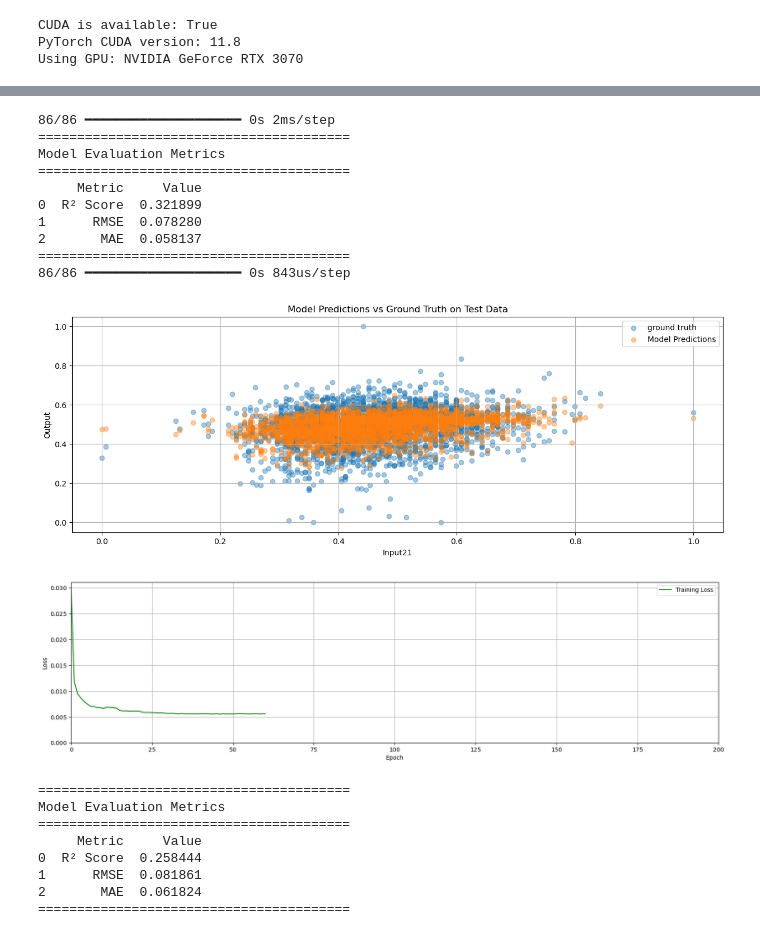
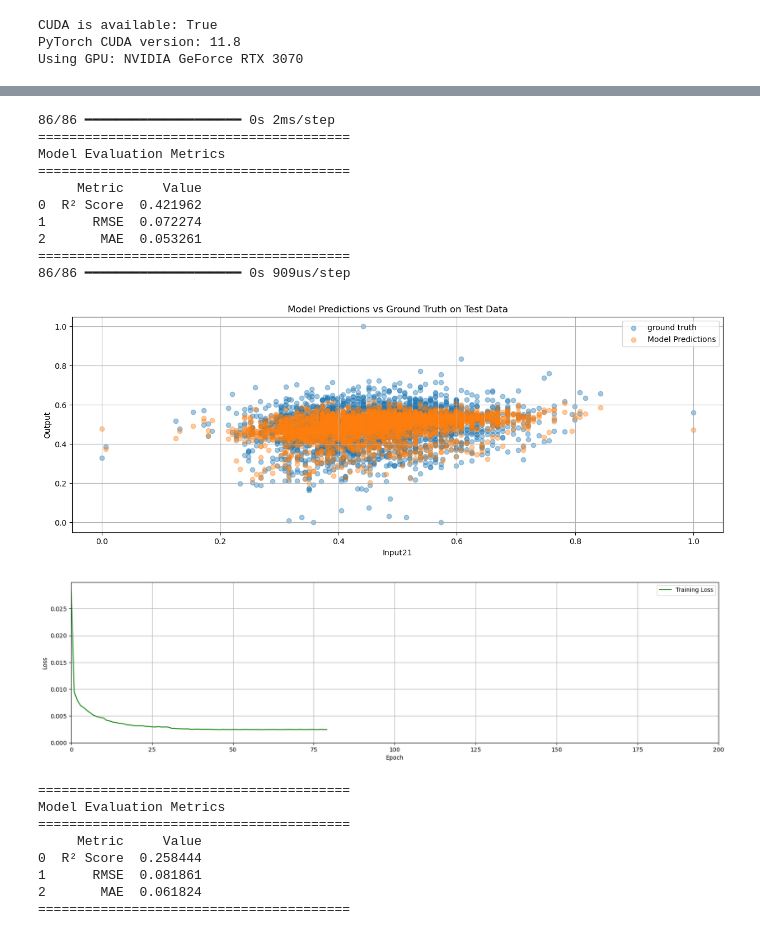
Before and after one commit to marker1401/Steel_Prod_Data, a Jupyter notebook: src/notebooks/notebook.ipynb, the cells around one changed output, grey strips where cells are left out. Drawn from its saved outputs; the diff is of its cells as text; code cells hidden in the pictures.

```diff
--- a/src/notebooks/notebook.ipynb
+++ b/src/notebooks/notebook.ipynb
@@ -158,8 +182,8 @@ print(model_lr.score(X_test,y_test))
 #RandomForestRegressor
 from sklearn.ensemble import RandomForestRegressor
 
-model=RandomForestRegressor()
+model_rfreg=RandomForestRegressor()
 
-model.fit(X_train, y_train)
+model_rfreg.fit(X_train, y_train)
 
-print(model.score(X_test,y_test))
+print(model_rfreg.score(X_test,y_test))
@@ -403,21 +432,21 @@ Epoch 68/200
 # %%
 from plot_helper import evaluate_model, plot_data, plot_loss
-evaluate_model(model_dnnopt, X_test_pca, y_test)
-plot_data(X_test, y_test, model_dnnopt.predict(X_test_pca), title="Model Predictions vs Ground Truth on Test Data")
+evaluate_model(model_dnnopt, X_test, y_test)
+plot_data(X_test, y_test, model_dnnopt.predict(X_test), title="Model Predictions vs Ground Truth on Test Data")
 plot_loss(history_dnnopt)
 # %% [output]
 86/86 ━━━━━━━━━━━━━━━━━━━━ 0s 2ms/step
 ========================================
 Model Evaluation Metrics
 ========================================
      Metric     Value
-0  R² Score  0.321899
-1      RMSE  0.078280
-2       MAE  0.058137
+0  R² Score  0.421962
+1      RMSE  0.072274
+2       MAE  0.053261
 ========================================
-86/86 ━━━━━━━━━━━━━━━━━━━━ 0s 843us/step
+86/86 ━━━━━━━━━━━━━━━━━━━━ 0s 909us/step
-[figure, old version]
+[figure, new version]
-[figure, old version]
+[figure, new version]
 # %%
 #Eval linear regression
 
```
Also changed, not shown: parts of 13 cells of this notebook.
